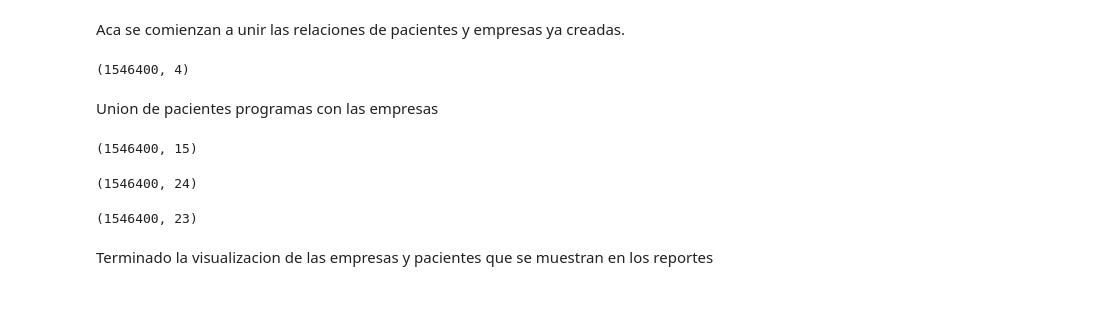
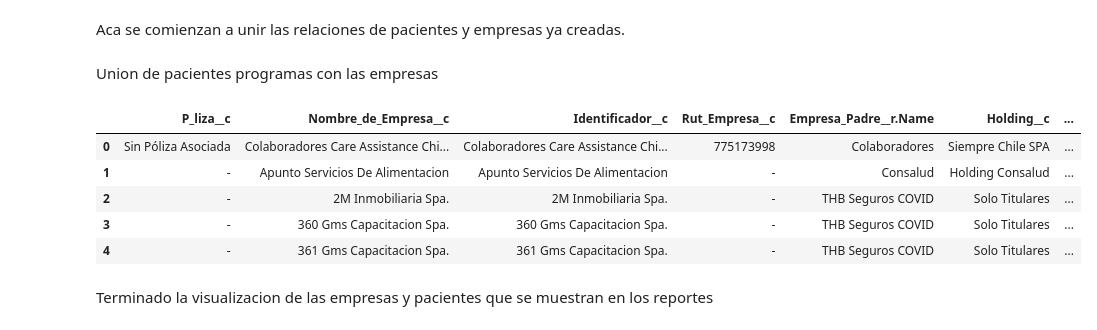
Before and after one commit to juanca-martinez/basefinal, a Jupyter notebook: modeloNuevo/Reportes_Abril.ipynb, the cells around one changed output. Saved outputs shown, nothing was run; the diff lists cells and outputs as text; code cells hidden in the pictures; blank space fills up the shorter version.

```diff
--- a/modeloNuevo/Reportes_Abril.ipynb
+++ b/modeloNuevo/Reportes_Abril.ipynb
@@ -164,10 +170,10 @@ Pacientes_SF.shape
 # %% [markdown]
 Aca se comienzan a unir las relaciones de pacientes y empresas ya creadas.
 # %%
-# buscar empresas desde Paciente_Programas__c relaciones de empresas con pacientes
+""" # buscar empresas desde Paciente_Programas__c relaciones de empresas con pacientes
 results = sf.query_all(
     """
-    select Id,Paciente__c, Programas_por_Empresas__c,padre__c from Paciente_Programas__c
+    #select Id,Paciente__c, Programas_por_Empresas__c,padre__c from Paciente_Programas__c
     """
 )
 Paciente_Programas_SF = pd.DataFrame(results["records"])
@@ -175,37 +181,44 @@ Paciente_Programas_SF = pd.DataFrame(results["records"])
 Paciente_Programas_SF = Paciente_Programas_SF[
     ["Id", "Paciente__c", "Programas_por_Empresas__c", "padre__c"]
 ]
-Paciente_Programas_SF.shape
+Paciente_Programas_SF.shape """
-# %% [output]
-(1546400, 4)
 # %% [markdown]
 Union de pacientes programas con las empresas
 # %%
 # Union de Pacientes Programas y Programas por empresa
-empresas_unidas = pd.merge(
+""" empresas_unidas = pd.merge(
     left=Paciente_Programas_SF,
     right=Programas_pacientes,
     how="left",
     left_on="Programas_por_Empresas__c",
     right_on="Programas_por_Empresas__c",
 )
-empresas_unidas.shape
+empresas_unidas.shape """
-# %% [output]
-(1546400, 15)
 # %%
-empresas_unidas = pd.merge(
+""" empresas_unidas = pd.merge(
     left=empresas_unidas,
     right=Pacientes_SF,
     how="left",
     left_on="Paciente__c",
     right_on="Id Account Paciente",
 )
-empresas_unidas.shape
+empresas_unidas.shape """
-# %% [output]
-(1546400, 24)
+# %%
+query2 = "select P_liza__c, Nombre_de_Empresa__c,Identificador__c, Rut_Empresa__c, Empresa_Padre__r.Name, Empresa__r.name,Holding__c, Plan__c, Pais__c, Activo__c, Id from Datos_Empresa__c "
+
+Empresas_SF = sf.smart_query(query2)
+
+Empresas_SF.head()
+# %% [output]
+|  | P_liza__c | Nombre_de_Empresa__c | Identificador__c | Rut_Empresa__c | Empresa_Padre__r.Name | Holding__c | ... |
+| 0 | Sin Póliza Asociada | Colaboradores Care Assistance Chi... | Colaboradores Care Assistance Chi... | 775173998 | Colaboradores | Siempre Chile SPA | ... |
+| 1 | - | Apunto Servicios De Alimentacion | Apunto Servicios De Alimentacion | - | Consalud | Holding Consalud | ... |
+| 2 | - | 2M Inmobiliaria Spa. | 2M Inmobiliaria Spa. | - | THB Seguros COVID | Solo Titulares | ... |
+| 3 | - | 360 Gms Capacitacion Spa. | 360 Gms Capacitacion Spa. | - | THB Seguros COVID | Solo Titulares | ... |
+| 4 | - | 361 Gms Capacitacion Spa. | 361 Gms Capacitacion Spa. | - | THB Seguros COVID | Solo Titulares | ... |
 # %%
-empresas_unidas = empresas_unidas.rename(columns={"Id": "Id Pacientes Programas"})
-empresas_unidas = empresas_unidas[
+#empresas_unidas = empresas_unidas.rename(columns={"Id": "Id Pacientes Programas"})
+""" Empresas_SF = Empresas_SF[
     [
         "Id Pacientes Programas",
         "Paciente__c",
@@ -233,8 +246,6 @@ empresas_unidas = empresas_unidas[
     ]
 ]
 
-empresas_unidas.shape
+empresas_unidas.shape """
-# %% [output]
-(1546400, 23)
 # %%
 # cantidad_de_PAcientes = pd.DataFrame()
```
Also changed, not shown: parts of 57 cells of this notebook, 3 other files.
